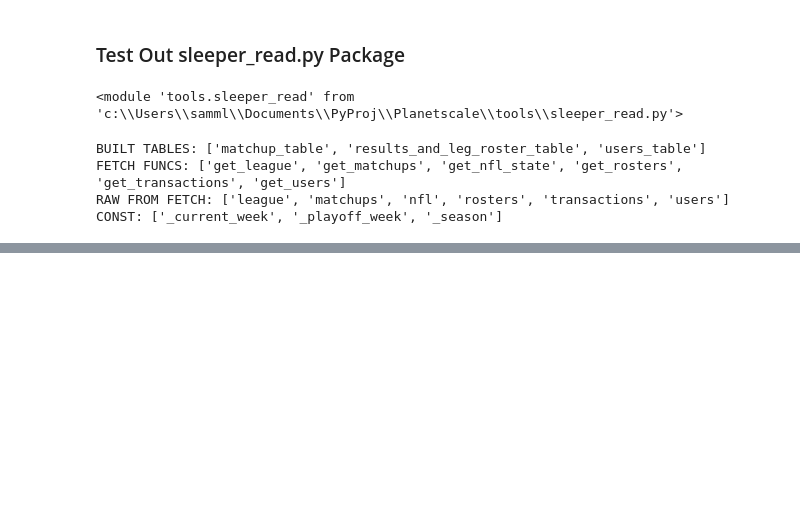
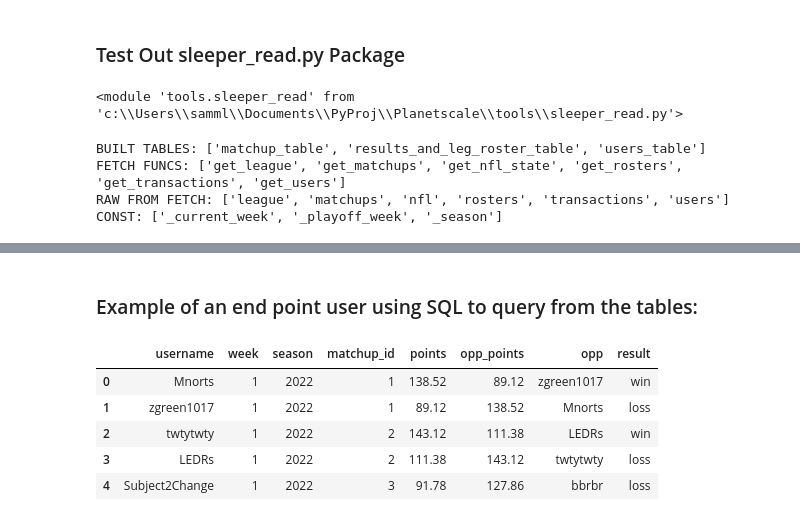
Before and after one commit to smlederer/ff_etl, a Jupyter notebook: sleeper_read_playground.ipynb, the cells around one changed output, grey strips where cells are left out. Drawn from its saved outputs; the diff is of its cells as text; code cells hidden in the pictures; blank space fills up the shorter version.

```diff
--- a/sleeper_read_playground.ipynb
+++ b/sleeper_read_playground.ipynb
@@ -115,0 +135,26 @@ data.results_and_leg_roster_table
+# %% [markdown]
+### Example of an end point user using SQL to query from the tables:
+# %%
+instance = sql_cnx('init/.env')
+conn = instance.cnx
+
+res = pd.read_sql(sql = '''
+
+select distinct r1.username, r1.week, r1.season, r1.matchup_id, r1.points, r2.points as opp_points,
+r2.username as opp, case when r1.points > r2.points then 'win' else 'loss' end as result
+from results r1
+join results r2 on r1.week = r2.week and r1.season = r2.season and r1.matchup_id = r2.matchup_id
+where r1.username <> r2.username
+order by week, matchup_id
+''',con = conn)
+
+instance.cleanup()
+
+res.head()
+# %% [output]
+|  | username | week | season | matchup_id | points | opp_points | opp | result |
+| 0 | Mnorts | 1 | 2022 | 1 | 138.52 | 89.12 | zgreen1017 | win |
+| 1 | zgreen1017 | 1 | 2022 | 1 | 89.12 | 138.52 | Mnorts | loss |
+| 2 | twtytwty | 1 | 2022 | 2 | 143.12 | 111.38 | LEDRs | win |
+| 3 | LEDRs | 1 | 2022 | 2 | 111.38 | 143.12 | twtytwty | loss |
+| 4 | Subject2Change | 1 | 2022 | 3 | 91.78 | 127.86 | bbrbr | loss |
```
Also changed, not shown: parts of 5 cells of this notebook, 2 other files.
